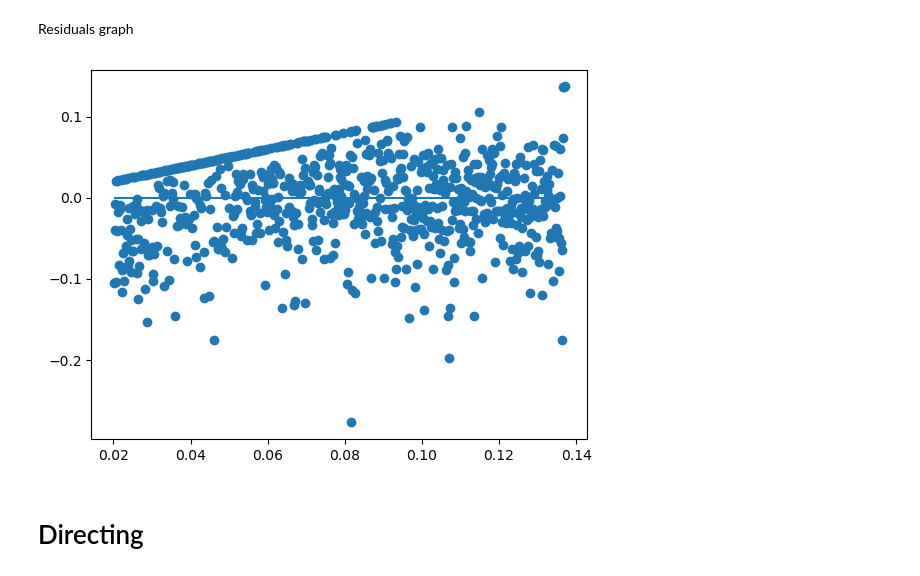
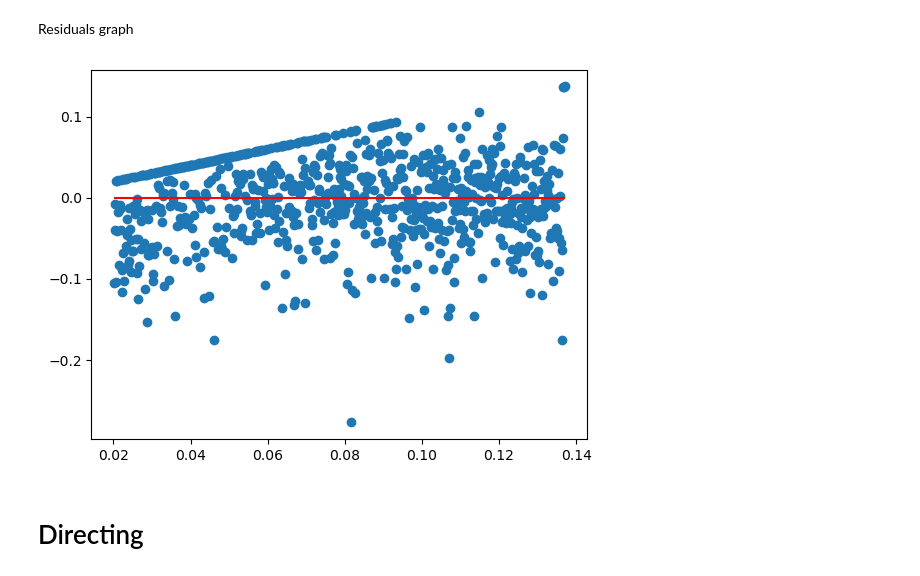
Before and after one commit to caseygomez/Female-Representation-In-The-Film-Industry, a Jupyter notebook: regression_by_dept.ipynb, the cells around one changed output. Cells and saved outputs as stored; diff of their text form; code cells hidden in the pictures.

```diff
--- a/regression_by_dept.ipynb
+++ b/regression_by_dept.ipynb
@@ -603,10 +603,10 @@ Residuals graph
 # %%
 # Plot Residuals
 plt.scatter(predictions_writ, error_writ)
-plt.hlines(y=0, xmin=predictions_writ.min(), xmax=predictions_writ.max())
+plt.hlines(y=0, xmin=predictions_writ.min(), xmax=predictions_writ.max(),colors="red")
 plt.show()
 # %% [output]
-[figure, old version]
+[figure, new version]
 # %% [markdown]
 # Directing
 # %%
```
Also changed, not shown: parts of 8 cells of this notebook, 4 other files.
